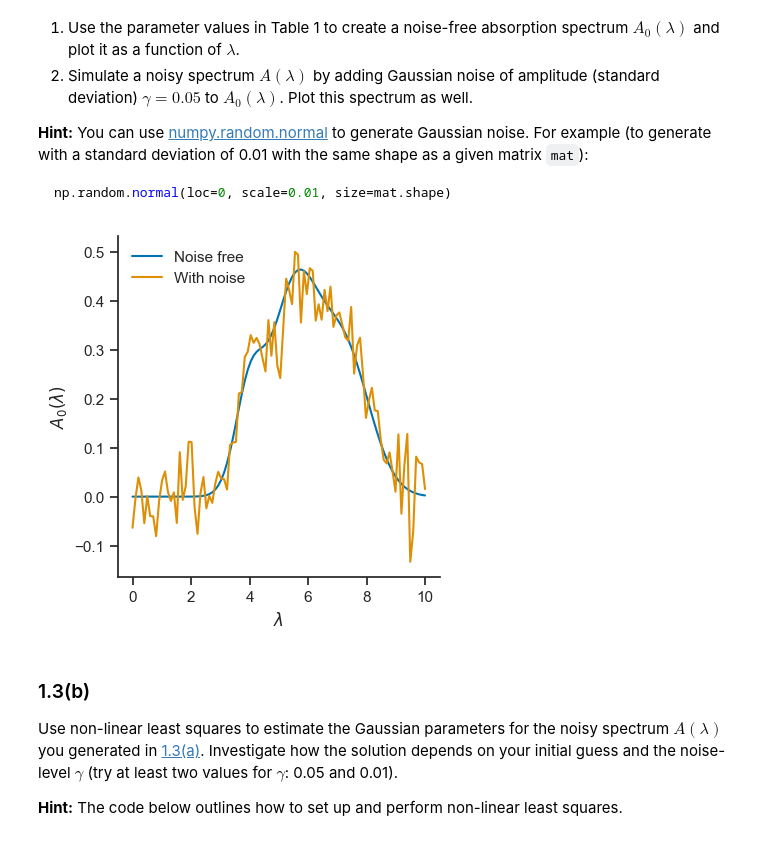
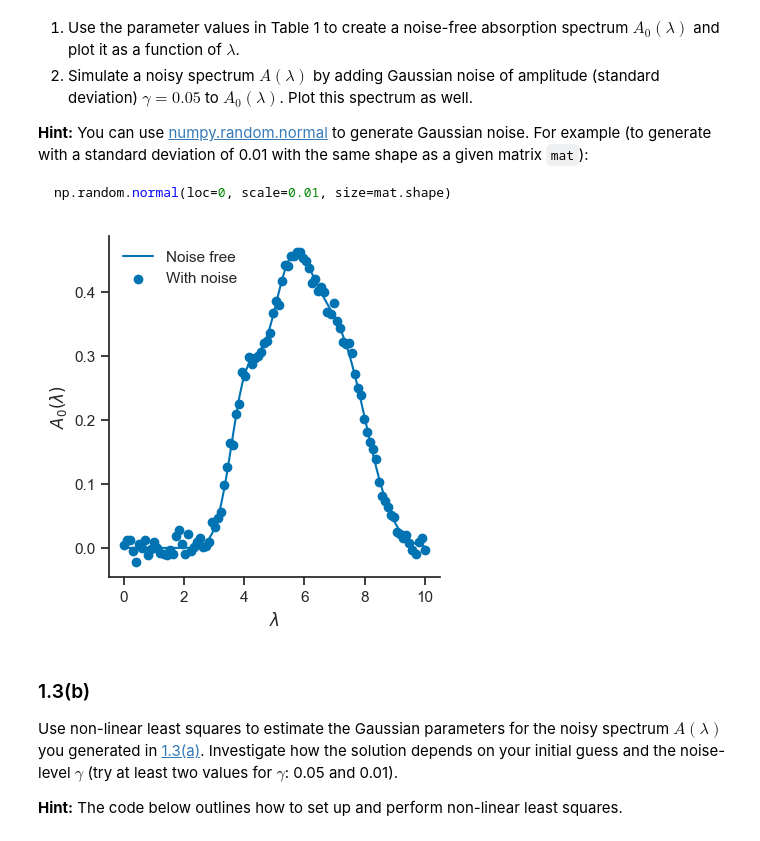
Before and after one commit to haavarug/chemometrics, a Jupyter notebook: exercises/exercise-001/01_Exercise_1.ipynb, the cells around one changed output. Saved outputs shown, nothing was run; the diff lists cells and outputs as text; code cells hidden in the pictures.

```diff
--- a/exercises/exercise-001/01_Exercise_1.ipynb
+++ b/exercises/exercise-001/01_Exercise_1.ipynb
@@ -723,19 +727,19 @@ param_peaks = [0.2, 4.0, 0.5, #height, center, widht
 # %%
 l       = np.linspace(0,10,100)
 y_ideal = three_gaussians(l, *param_peaks)
-noise   = np.random.normal(0, 0.05, l.size)
+noise   = np.random.normal(0, 0.01, l.size)
 y_noise = three_gaussians(l, *param_peaks) + noise
 # %%
 fig, (ax1) = plt.subplots(constrained_layout=True,ncols=1, figsize=(4, 4))
 
 ax1.plot(l, y_ideal, label='Noise free')
-ax1.plot(l, y_noise, label='With noise')
+ax1.scatter(l, y_noise, label='With noise')
 
 ax1.set(xlabel="$\lambda$", ylabel="$A_0(\lambda)$")
 ax1.legend(frameon=False)
 sns.despine(fig=fig)
 # %% [output]
-[figure, old version]
+[figure, new version]
 # %% [markdown]
 ### 1.3(b)
 
```
Also changed, not shown: parts of 19 cells of this notebook, 1 other file.
